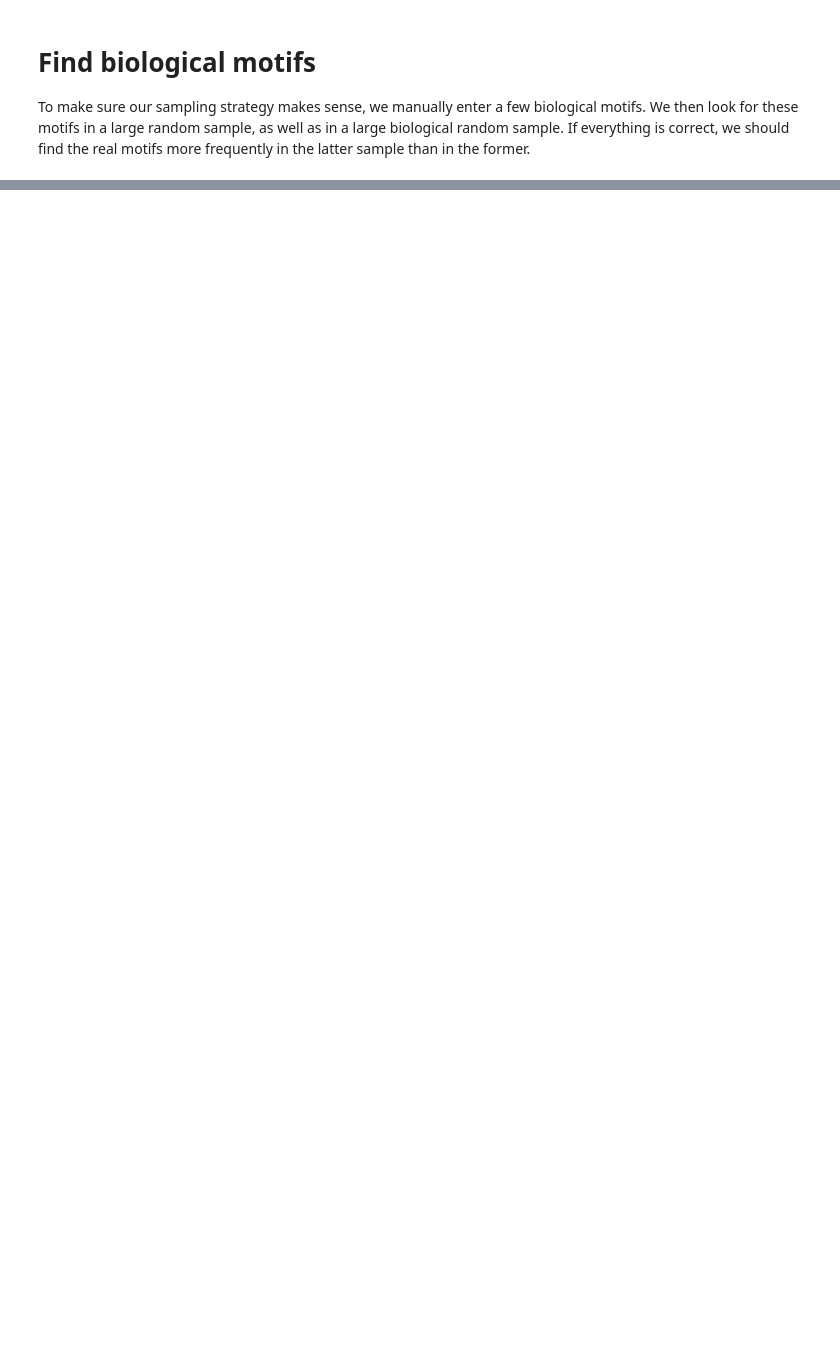
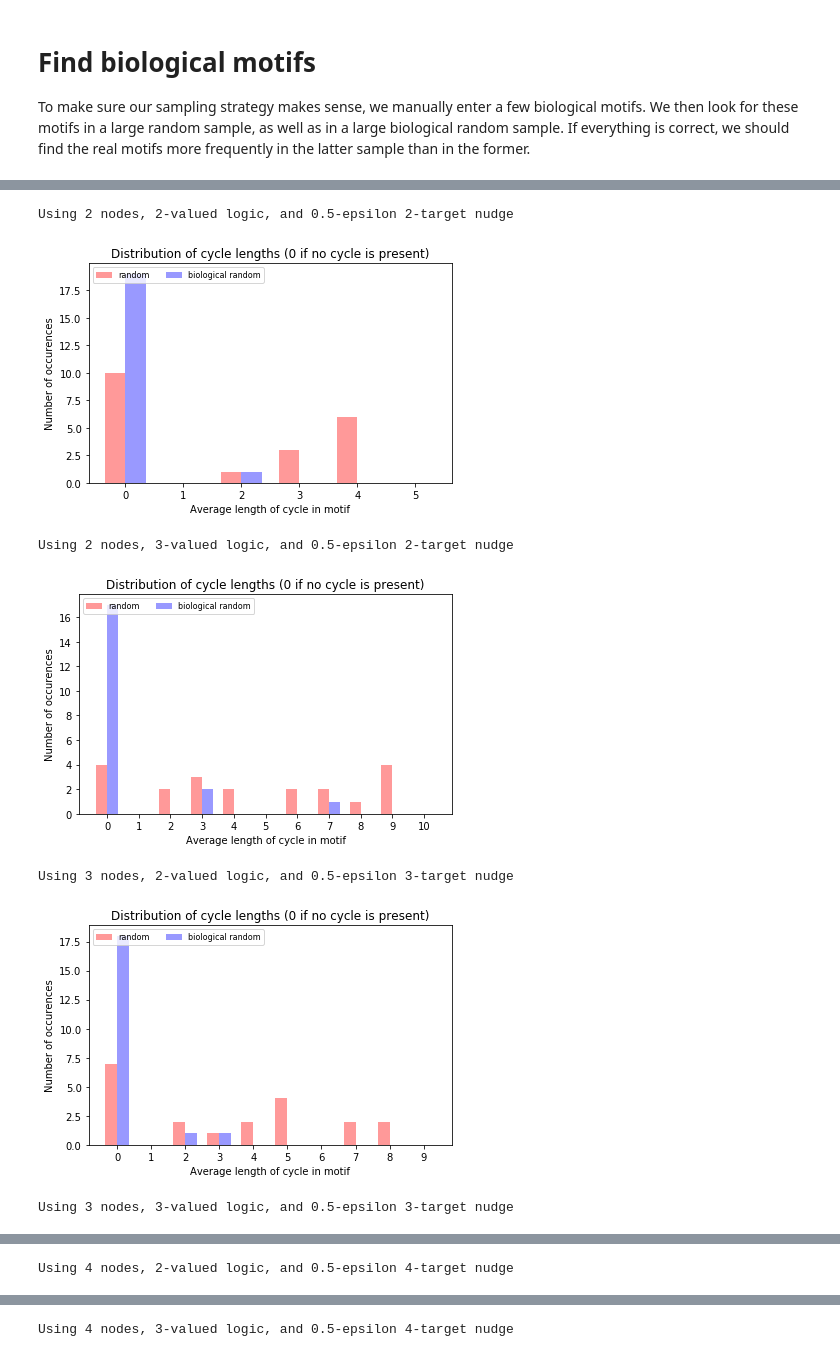
Before and after one commit to dgoldsb/synergy-jointpdf, a Jupyter notebook: scripts/discrete_nudge/sanitycheck.ipynb, the cells around one changed output, grey strips where cells are left out. Cells and saved outputs as stored; diff of their text form; code cells hidden in the pictures; blank space fills up the shorter version.

Commit message:
Fixed 3D plot bug, tested cycle finder and search

```diff
--- a/scripts/discrete_nudge/sanitycheck.ipynb
+++ b/scripts/discrete_nudge/sanitycheck.ipynb
@@ -20 +20,8 @@ sample_bio
+# %%
+# load data back, start from this step to use previous run
+directory = "../data"
+name = "samples.pkl"
+
+with open(os.path.join(directory, name), 'rb') as input:
+    samples = pickle.load(input)
 # %%
@@ -40,0 +91,32 @@ print("Found %d matches in the random sample, for a total of %d out of %d real m
+# %%
+for i in range(0, len(samples)):
+    args = (samples[i]["network_size"], samples[i]["logic_size"], samples[i]["nudge_size"], sample[2][-1][0])
+    print("Using %s nodes, %s-valued logic, and %s-epsilon %s-target nudge" % args)
+    random_cycles = []
+    bio_cycles = []
+    for sample in samples[i]["random_tables"]:
+        lengths = [len(x) for x in sample[0].is_cyclical()]
+        if len(lengths) == 0:
+            lengths = [0]
+        avg_length = int(np.mean(lengths))
+        random_cycles.append(avg_length)
+    for sample in samples[i]["bio_tables"]:
+        lengths = [len(x) for x in sample[0].is_cyclical()]
+        if len(lengths) == 0:
+            lengths = [0]
+        avg_length = int(np.mean(lengths))
+        bio_cycles.append(avg_length)
+
+    colors = ["r", "b"]
+    labels = ["random", "biological random"]
+    title = "Distribution of cycle lengths (0 if no cycle is present)"
+    axes_labels = ["Average length of cycle in motif", "Number of occurences"]
+    visualize.plot_bar([random_cycles, bio_cycles], colors, labels, title, axes_labels=axes_labels)
+# %% [output]
+Using 2 nodes, 2-valued logic, and 0.5-epsilon 2-target nudge
+[figure, added]
+Using 2 nodes, 3-valued logic, and 0.5-epsilon 2-target nudge
+[figure, added]
+Using 3 nodes, 2-valued logic, and 0.5-epsilon 3-target nudge
+[figure, added]
+Using 3 nodes, 3-valued logic, and 0.5-epsilon 3-target nudge
@@ -40,0 +124 @@ print("Found %d matches in the random sample, for a total of %d out of %d real m
+Using 4 nodes, 2-valued logic, and 0.5-epsilon 4-target nudge
@@ -40,0 +126 @@ print("Found %d matches in the random sample, for a total of %d out of %d real m
+Using 4 nodes, 3-valued logic, and 0.5-epsilon 4-target nudge
```
Also changed, not shown: parts of 5 cells of this notebook, 5 other files.
